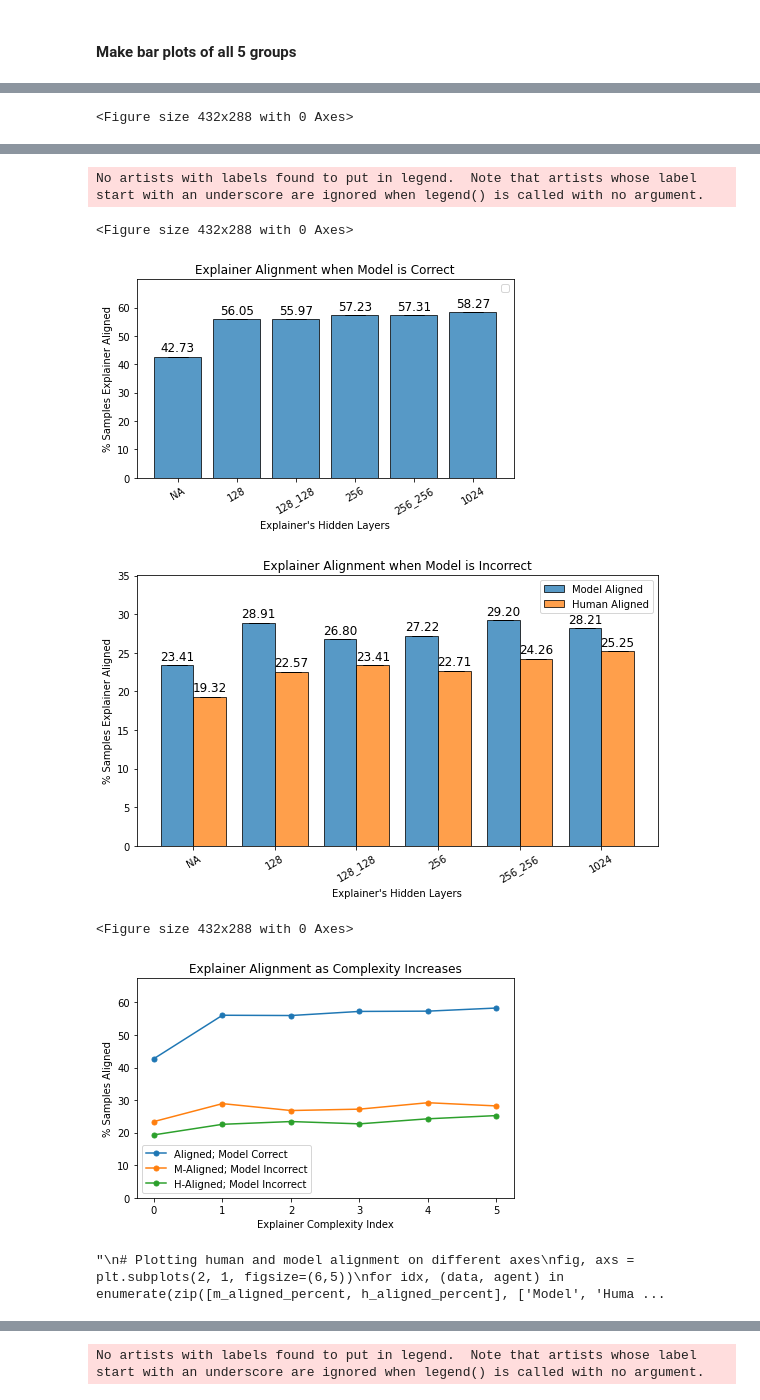
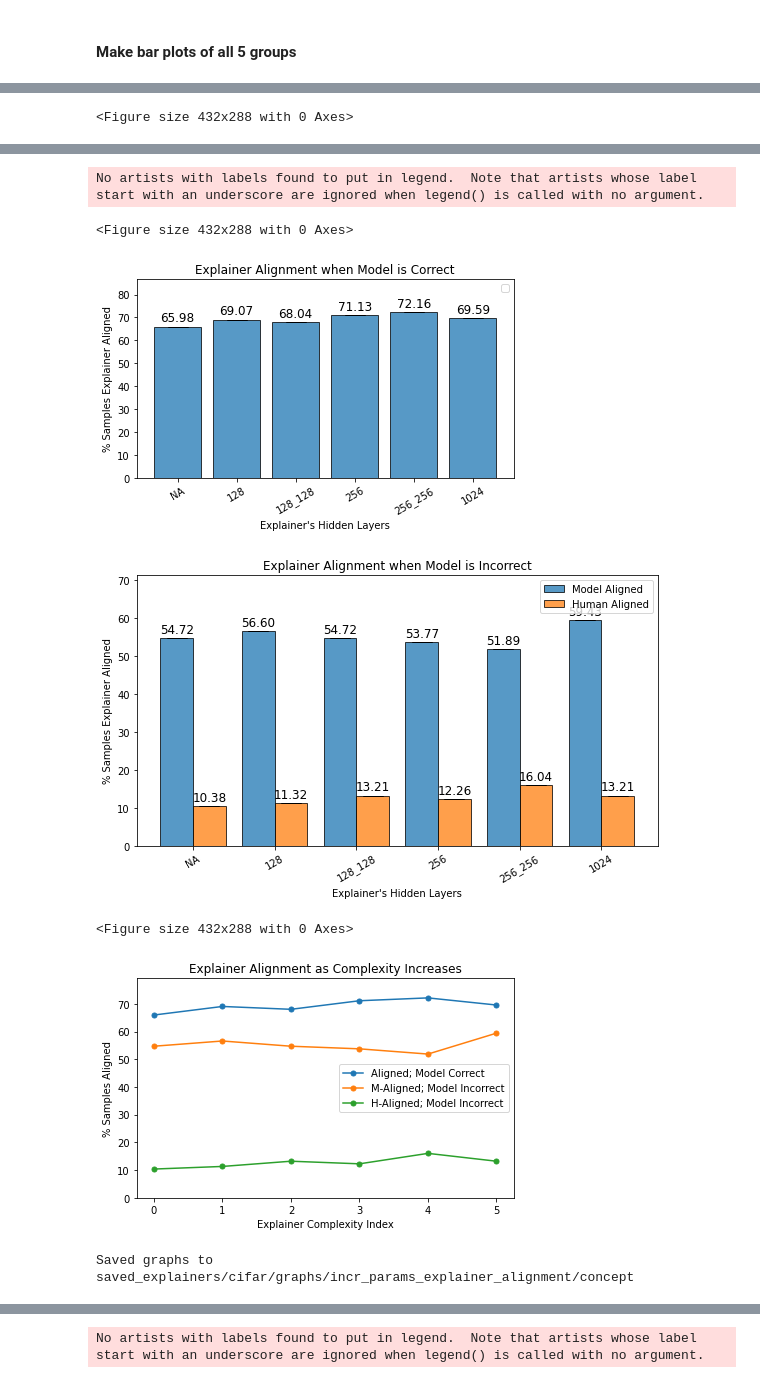
Before and after one commit to allisonchen23/explain-alignment, a Jupyter notebook: general_5_way_breakdown.ipynb, the cells around one changed output, grey strips where cells are left out. Drawn from its saved outputs; the diff is of its cells as text; code cells hidden in the pictures.

```diff
--- a/general_5_way_breakdown.ipynb
+++ b/general_5_way_breakdown.ipynb
@@ -436,8 +654,21 @@ def bar_graph(data,
 #### Make bar plots of all 5 groups
 # %%
 # Make separate bar graphs for each case
-filter_phrase = 'K_2000'
+filter_phrase = 'RGB'
+# Generate labels for x-axis
 xlabel_separation = 'hidden_layers'
+if xlabel_separation == 'input_type':
+    labels = [os.path.basename(os.path.dirname(path)) for path in temp_df['ids']]
+elif xlabel_separation == 'hidden_layers':
+    # labels = [os.path.basename(path) for path in temp_df['ids']]
+    labels = []
+    for path in temp_df['ids']:
+        label = os.path.basename(path)
+        label = path.split('hidden_')[1]
+        labels.append(label)
+else:
+    raise ValueError("xlabel_separation '{}' not supported".format(xlabel_separation))
+
 temp_df = summary_df[summary_df['ids'].str.contains(filter_phrase, regex=True)]
 n_rows = len(temp_df)
 # from utils.visualizations import bar_graph
@@ -511,7 +743,7 @@ xlabel_separation = 'hidden_layers'
 temp_df = summary_df[summary_df['ids'].str.contains(filter_phrase, regex=True)]
 n_rows = len(temp_df)
 # %%
-filter_phrase = 'RGB'
+filter_phrase = 'concept'
 xlabel_separation = 'hidden_layers'
 temp_df = summary_df[summary_df['ids'].str.contains(filter_phrase, regex=True)]
 n_rows = len(temp_df)
@@ -531,7 +763,7 @@ ylabel = '% Samples Explainer Aligned'
 xlabel = "Explainer's Hidden Layers"
 
 # Create save_paths
-save_dir = os.path.join('saved_explainers/cifar/graphs/incr_params_explainer_alignment')
+save_dir = os.path.join('saved_explainers/cifar/graphs/incr_params_explainer_alignment', filter_phrase)
 ensure_dir(save_dir)
 overall_e_alignment_save_path = os.path.join(save_dir, '{}_overall_e_alignment.png'.format(filter_phrase))
 model_correct_save_path = os.path.join(save_dir, '{}_m_correct.png'.format(filter_phrase))
@@ -601,26 +833,8 @@ plot(
     title='Explainer Alignment as Complexity Increases',
     show=True,
     save_path=all_line_plot_save_path)
-'''
-# Plotting human and model alignment on different axes
-fig, axs = plt.subplots(2, 1, figsize=(6,5))
-for idx, (data, agent) in enumerate(zip([m_aligned_percent, h_aligned_percent], ['Model', 'Human'])):
-    print(data)
-    fig, axs[idx] = bar_graph(
-        data=[data],
-        fig=fig,
-        ax=axs[idx],
-        display_values=True,
-        labels=labels,
-        xlabel_rotation=30,
-        ylim=[0, np.max(np.stack([m_aligned_percent, h_aligned_percent])) * 1.2],
-        # groups=['Model Aligned', 'Human Aligned'],
-        xlabel=xlabel,
-        ylabel=ylabel,
-        title='{}-Explainer Alignment when Model is Incorrect'.format(agent),
-        show=False)
-plt.show()
-'''
+
+print("Saved graphs to {}".format(save_dir))
 # %% [output]
 No artists with labels found to put in legend.  Note that artists whose label start with an underscore are ignored when legend() is called with no argument.
 <Figure size 432x288 with 0 Axes>
@@ -628,7 +842,7 @@ No artists with labels found to put in legend.  Note that artists whose label st
 No artists with labels found to put in legend.  Note that artists whose label start with an underscore are ignored when legend() is called with no argument.
 <Figure size 432x288 with 0 Axes>
-[figure, old version]
+[figure, new version]
-[figure, old version]
+[figure, new version]
 <Figure size 432x288 with 0 Axes>
-[figure, old version]
+[figure, new version]
-"\n# Plotting human and model alignment on different axes\nfig, axs = plt.subplots(2, 1, figsize=(6,5))\nfor idx, (data, agent) in enumerate(zip([m_aligned_percent, h_aligned_percent], ['Model', 'Huma ...
+Saved graphs to saved_explainers/cifar/graphs/incr_params_explainer_alignment/concept
```
Also changed, not shown: parts of 28 cells of this notebook, 7 other files.
